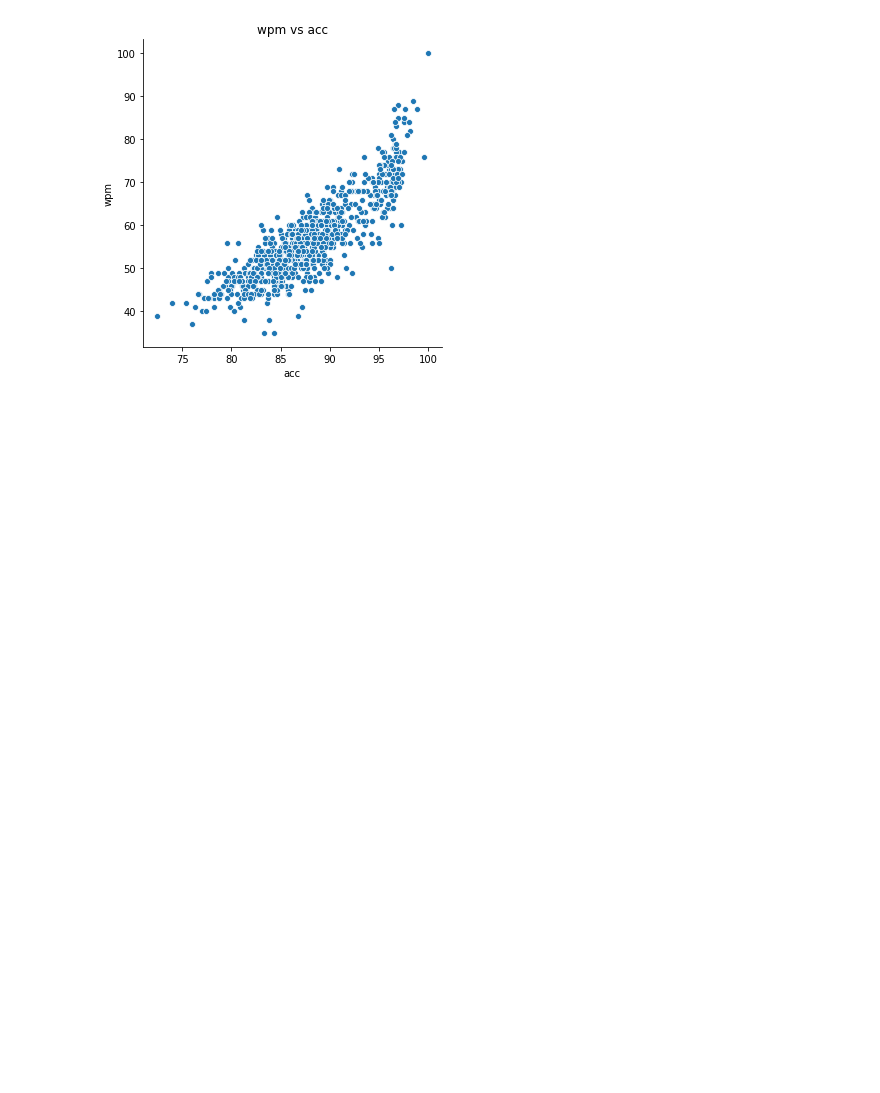
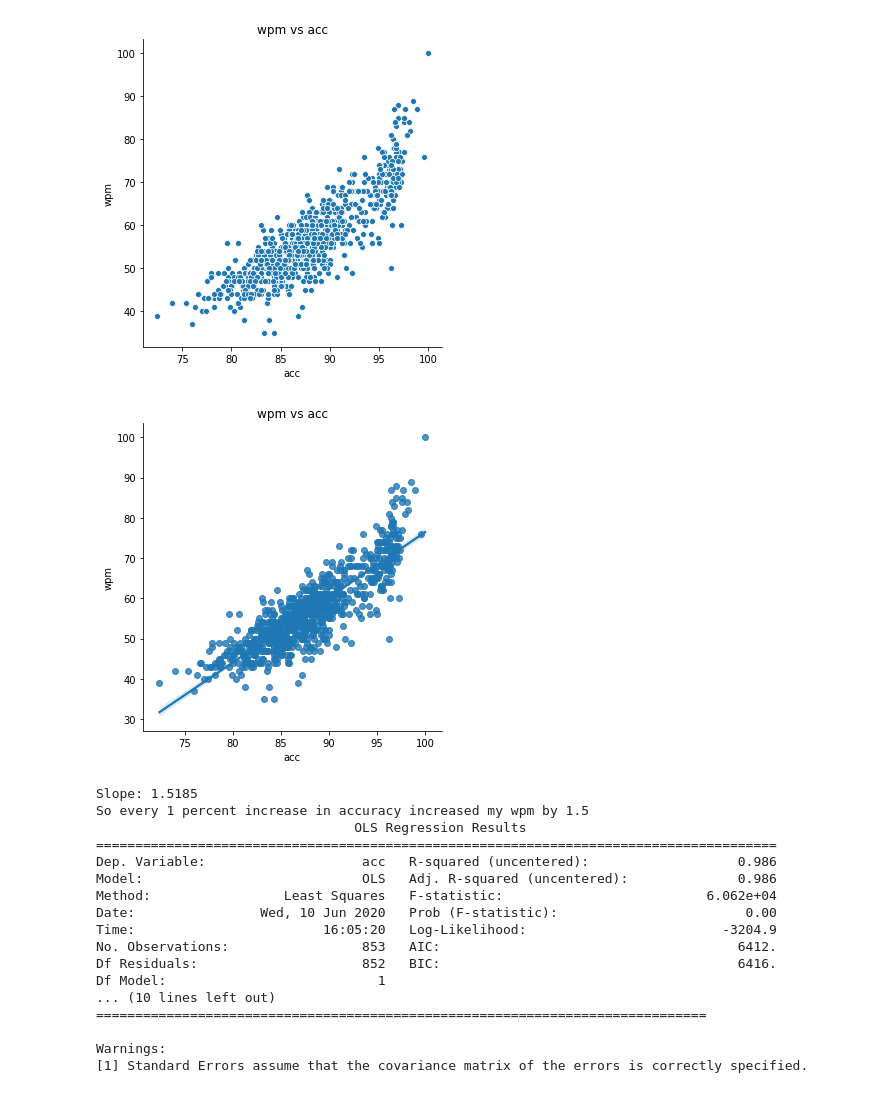
Before and after one commit to AndrewLaird/TypeRacerScrapeAndAnalyze-, a Jupyter notebook: Data Exploration.ipynb, the cells around one changed output. Saved outputs shown, nothing was run; the diff lists cells and outputs as text; code cells hidden in the pictures; blank space fills up the shorter version.

```diff
--- a/Data Exploration.ipynb
+++ b/Data Exploration.ipynb
@@ -63,3 +69,33 @@ plt.title("wpm vs acc")
 plt.show()
 # %% [output]
 [figure]
+# %%
+linear_plot = sns.lmplot(x='acc',y='wpm',data=df)
+plt.title("wpm vs acc")
+plt.show()
+
+print("Slope: 1.5185")
+print("So every 1 percent increase in accuracy increased my wpm by 1.5")
+gamma_model = sm.OLS(df['acc'],df['wpm'])
+
+gamma_results = gamma_model.fit()
+print(gamma_results.summary())
+# %% [output]
+[figure, added]
+Slope: 1.5185
+So every 1 percent increase in accuracy increased my wpm by 1.5
+                                 OLS Regression Results
+=======================================================================================
+Dep. Variable:                    acc   R-squared (uncentered):                   0.986
+Model:                            OLS   Adj. R-squared (uncentered):              0.986
+Method:                 Least Squares   F-statistic:                          6.062e+04
+Date:                Wed, 10 Jun 2020   Prob (F-statistic):                        0.00
+Time:                        16:05:20   Log-Likelihood:                         -3204.9
+No. Observations:                 853   AIC:                                      6412.
+Df Residuals:                     852   BIC:                                      6416.
+Df Model:                           1
+... (10 lines left out)
+==============================================================================
+
+Warnings:
+[1] Standard Errors assume that the covariance matrix of the errors is correctly specified.
```
Also changed, not shown: parts of 3 cells of this notebook.
